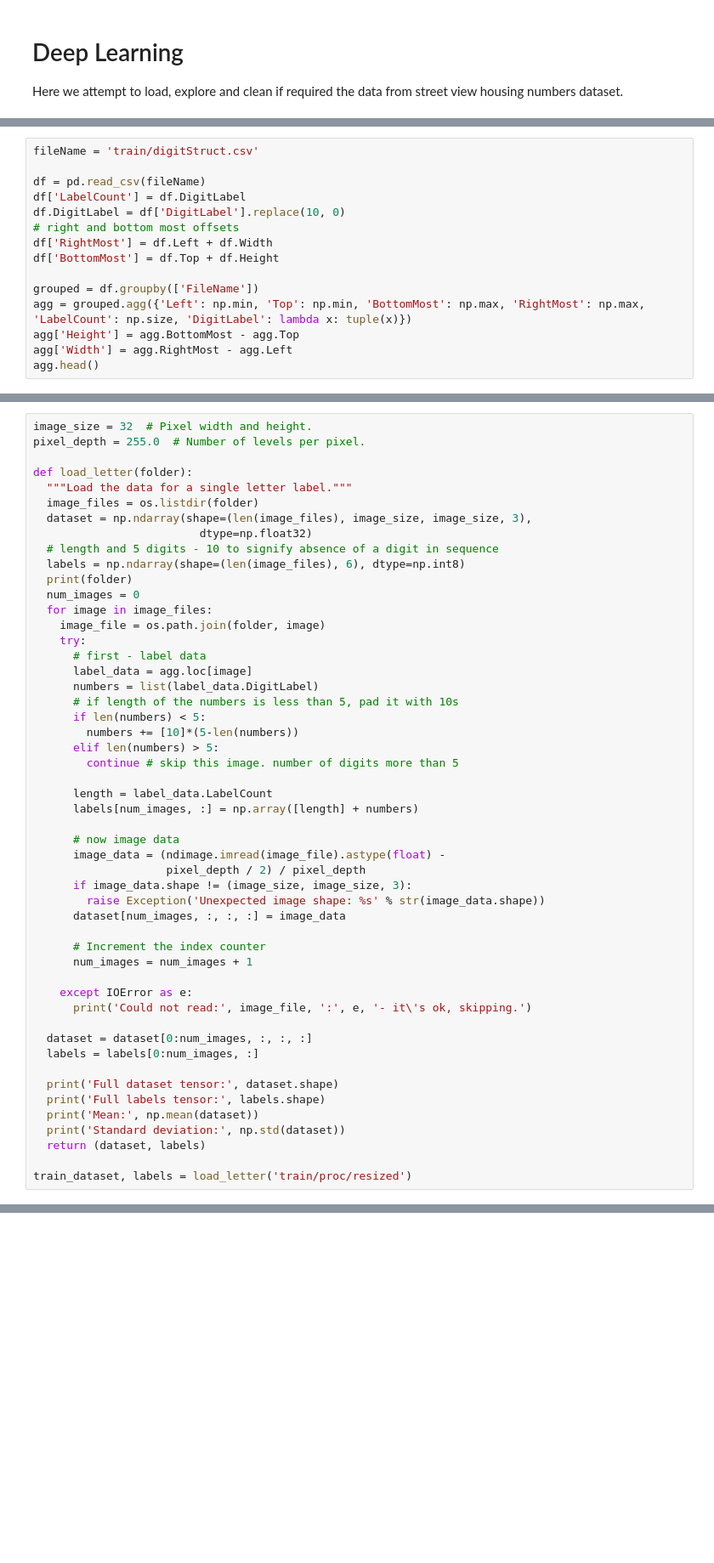
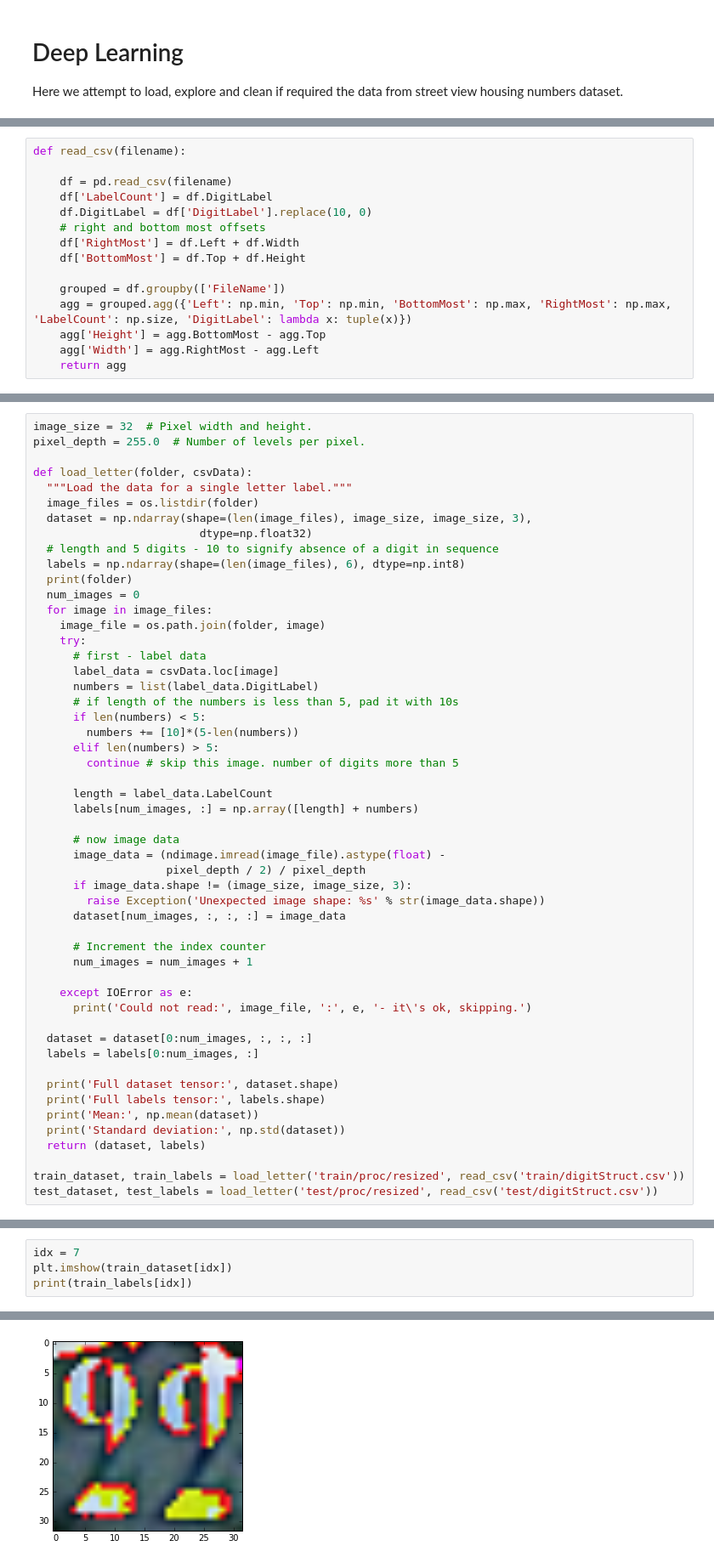
Before and after one commit to vrbala/mlnd-capstone, a Jupyter notebook: 2_svhn_multi.ipynb, the cells around one changed output, grey strips where cells are left out. Shown at 85% size. Cells and saved outputs as stored; diff of their text form; blank space fills up the shorter version.

```diff
--- a/2_svhn_multi.ipynb
+++ b/2_svhn_multi.ipynb
@@ -23,17 +23,17 @@ import pandas as pd
 # Config the matlotlib backend as plotting inline in IPython
 %matplotlib inline
 # %%
-fileName = 'train/digitStruct.csv'
+def read_csv(filename):
 
-df = pd.read_csv(fileName)
-df['LabelCount'] = df.DigitLabel
-df.DigitLabel = df['DigitLabel'].replace(10, 0)
-# right and bottom most offsets
-df['RightMost'] = df.Left + df.Width
-df['BottomMost'] = df.Top + df.Height
+    df = pd.read_csv(filename)
+    df['LabelCount'] = df.DigitLabel
+    df.DigitLabel = df['DigitLabel'].replace(10, 0)
+    # right and bottom most offsets
+    df['RightMost'] = df.Left + df.Width
+    df['BottomMost'] = df.Top + df.Height
 
-grouped = df.groupby(['FileName'])
-agg = grouped.agg({'Left': np.min, 'Top': np.min, 'BottomMost': np.max, 'RightMost': np.max, 'LabelCount': np.size, 'DigitLabel': lambda x: tuple(x)})
-agg['Height'] = agg.BottomMost - agg.Top
-agg['Width'] = agg.RightMost - agg.Left
-agg.head()
+    grouped = df.groupby(['FileName'])
+    agg = grouped.agg({'Left': np.min, 'Top': np.min, 'BottomMost': np.max, 'RightMost': np.max, 'LabelCount': np.size, 'DigitLabel': lambda x: tuple(x)})
+    agg['Height'] = agg.BottomMost - agg.Top
+    agg['Width'] = agg.RightMost - agg.Left
+    return agg
@@ -49,7 +41,7 @@ agg.head()
 image_size = 32  # Pixel width and height.
 pixel_depth = 255.0  # Number of levels per pixel.
 
-def load_letter(folder):
+def load_letter(folder, csvData):
   """Load the data for a single letter label."""
   image_files = os.listdir(folder)
   dataset = np.ndarray(shape=(len(image_files), image_size, image_size, 3),
@@ -62,7 +54,7 @@ def load_letter(folder):
     image_file = os.path.join(folder, image)
     try:
       # first - label data
-      label_data = agg.loc[image]
+      label_data = csvData.loc[image]
       numbers = list(label_data.DigitLabel)
       # if length of the numbers is less than 5, pad it with 10s
       if len(numbers) < 5:
@@ -95,6 +87,7 @@ def load_letter(folder):
   print('Standard deviation:', np.std(dataset))
   return (dataset, labels)
 
-train_dataset, labels = load_letter('train/proc/resized')
+train_dataset, train_labels = load_letter('train/proc/resized', read_csv('train/digitStruct.csv'))
+test_dataset, test_labels = load_letter('test/proc/resized', read_csv('test/digitStruct.csv'))
 # %% [output]
 train/proc/resized
@@ -108,0 +103,5 @@ array([ 3,  6,  5,  9, 10, 10], dtype=int8)
+# %%
+idx = 7
+plt.imshow(train_dataset[idx])
+print(train_labels[idx])
+# %% [output]
@@ -108,0 +109 @@ array([ 3,  6,  5,  9, 10, 10], dtype=int8)
+[figure, added]
```
Also changed, not shown: parts of 9 cells of this notebook, 2 other files.
